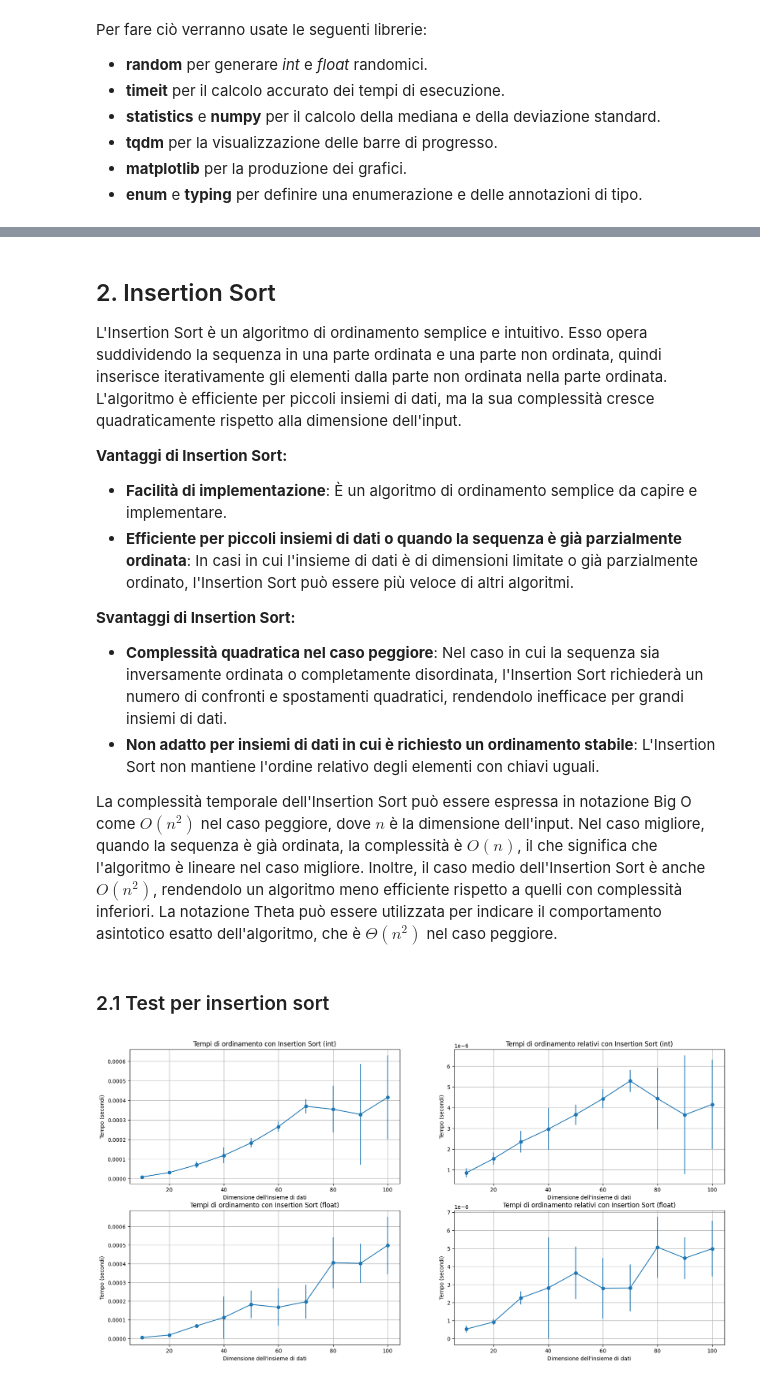
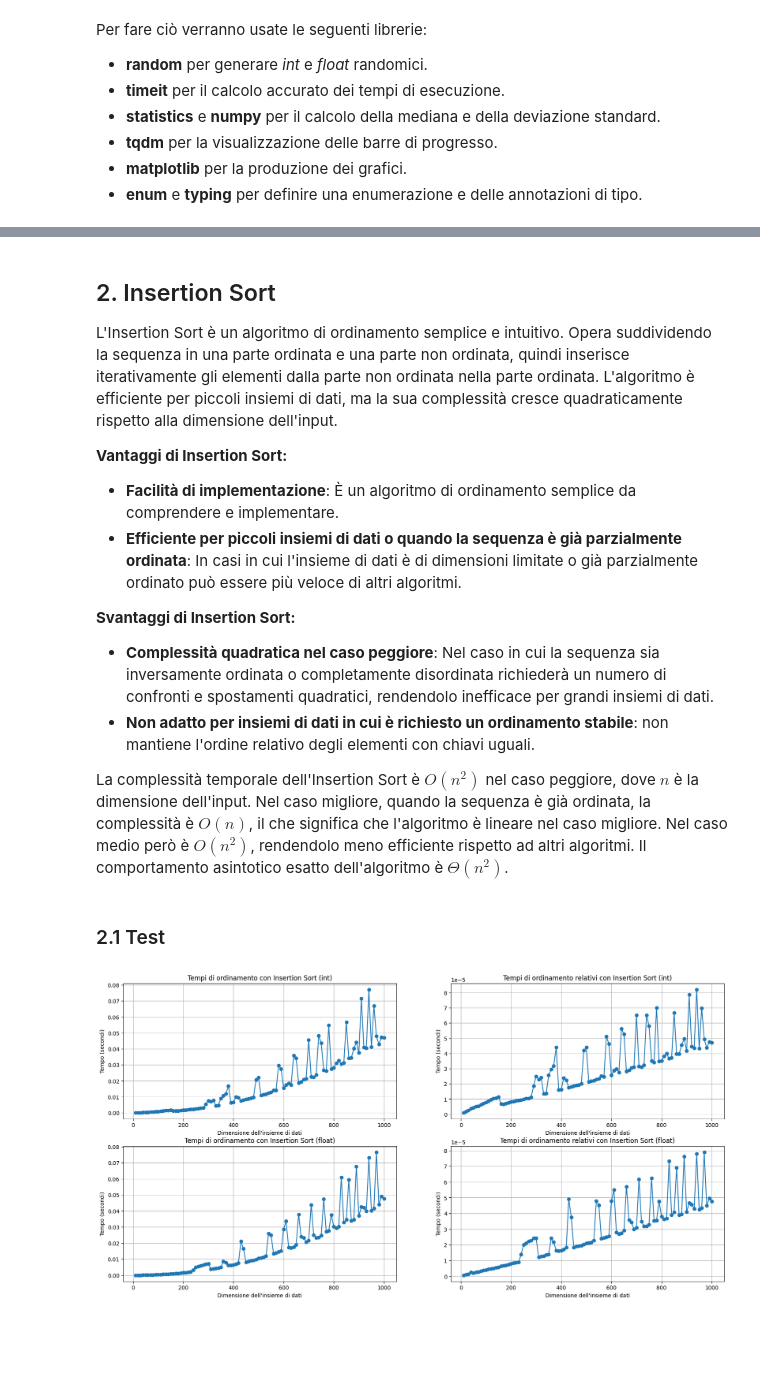
Before and after one commit to albbus-stack/lab-alg, a Jupyter notebook: esercizio.ipynb, the cells around one changed output, grey strips where cells are left out. Saved outputs shown, nothing was run; the diff lists cells and outputs as text; code cells hidden in the pictures; blank space fills up the shorter version.

```diff
--- a/esercizio.ipynb
+++ b/esercizio.ipynb
@@ -41,6 +45,6 @@ In questa sezione sono definite le funzioni per:
 # %%
-def test_algorithm(algorithm: Callable[[list[Any]], None], sizes: list[int], iterations: int) -> tuple[DataPoints, DataPoints]:
-    sort_times: tuple[DataPoints, DataPoints] = ([], [])
+def test_algorithm(algorithm: Callable[[DataPoints], None], sizes: list[int], iterations: int) -> Tuple[TestPoints, TestPoints]:
+    sort_times: Tuple[TestPoints, TestPoints] = ([], [])
 
     # Per i due tipi di dato
     for data_mode in [Mode.INT, Mode.FLOAT]:
@@ -63,31 +67,22 @@ def test_algorithm(algorithm: Callable[[list[Any]], None], sizes: list[int], ite
 
                 size_times.append(end_time - start_time)
 
-            times.append((statistics.median(size_times), np.std(size_times).astype(float)))
+            # Raccogli la mediana tra le varie iterazioni ad una certa dimensione
+            median = statistics.median(size_times)
+            times.append(median)
             iter_bar.close()
             clear_output(wait=True)
     return sort_times;
 
-def plot(sort_times: DataPoints, sizes: list[int], title: str, subplot: int, relative_times: bool = False) -> None:
-    # Estrai i valori medi e le deviazioni standard per i grafici
-    medians = [median for median, _ in sort_times]
-    std_devs = [dev for _, dev in sort_times]
-
-    # Normalizziamo le medie nel caso in cui volessimo i valori relativi
+def plot(medians: TestPoints, sizes: list[int], title: str, subplot: int, relative_times: bool = False) -> None:
+    # Normalizziamo le mediane nel caso in cui volessimo i valori relativi
     if relative_times:
         for i, median in enumerate(medians):
             medians[i] = median / sizes[i]
 
-    # Normalizziamo le deviazioni standard nel caso in cui volessimo i valori relativi
-    for i, dev in enumerate(std_devs):
-        if relative_times:
-            std_devs[i] = dev / sizes[i]
-        if medians[i] - std_devs[i] < 0:
-            std_devs[i] = medians[i]
-
     # Creazione del grafico
     plt.subplot(2, 2, subplot)
-    plt.errorbar(sizes, medians, yerr=std_devs, fmt='o-')
+    plt.plot(sizes, medians, marker = "o", linestyle="-")
     plt.xlabel('Dimensione dell\'insieme di dati')
     plt.ylabel('Tempo (secondi)')
     plt.title(title)
@@ -95,19 +98,23 @@ def plot(sort_times: DataPoints, sizes: list[int], title: str, subplot: int, rel
+# %%
+SIZES = [*np.arange(10, 1010, 10)]
+
+ITERATIONS = 100
 # %% [markdown]
 ## 2. Insertion Sort
 
-L'Insertion Sort è un algoritmo di ordinamento semplice e intuitivo. Esso opera suddividendo la sequenza in una parte ordinata e una parte non ordinata, quindi inserisce iterativamente gli elementi dalla parte non ordinata nella parte ordinata. L'algoritmo è efficiente per piccoli insiemi di dati, ma la sua complessità cresce quadraticamente rispetto alla dimensione dell'input.
+L'Insertion Sort è un algoritmo di ordinamento semplice e intuitivo. Opera suddividendo la sequenza in una parte ordinata e una parte non ordinata, quindi inserisce iterativamente gli elementi dalla parte non ordinata nella parte ordinata. L'algoritmo è efficiente per piccoli insiemi di dati, ma la sua complessità cresce quadraticamente rispetto alla dimensione dell'input.
 
 **Vantaggi di Insertion Sort:**
 
-- **Facilità di implementazione**: È un algoritmo di ordinamento semplice da capire e implementare.
-- **Efficiente per piccoli insiemi di dati o quando la sequenza è già parzialmente ordinata**: In casi in cui l'insieme di dati è di dimensioni limitate o già parzialmente ordinato, l'Insertion Sort può essere più veloce di altri algoritmi.
+- **Facilità di implementazione**: È un algoritmo di ordinamento semplice da comprendere e implementare.
+- **Efficiente per piccoli insiemi di dati o quando la sequenza è già parzialmente ordinata**: In casi in cui l'insieme di dati è di dimensioni limitate o già parzialmente ordinato può essere più veloce di altri algoritmi.
 
 **Svantaggi di Insertion Sort:**
 
-- **Complessità quadratica nel caso peggiore**: Nel caso in cui la sequenza sia inversamente ordinata o completamente disordinata, l'Insertion Sort richiederà un numero di confronti e spostamenti quadratici, rendendolo inefficace per grandi insiemi di dati.
-- **Non adatto per insiemi di dati in cui è richiesto un ordinamento stabile**: L'Insertion Sort non mantiene l'ordine relativo degli elementi con chiavi uguali.
+- **Complessità quadratica nel caso peggiore**: Nel caso in cui la sequenza sia inversamente ordinata o completamente disordinata richiederà un numero di confronti e spostamenti quadratici, rendendolo inefficace per grandi insiemi di dati.
+- **Non adatto per insiemi di dati in cui è richiesto un ordinamento stabile**: non mantiene l'ordine relativo degli elementi con chiavi uguali.
 
-La complessità temporale dell'Insertion Sort può essere espressa in notazione Big O come $O(n^2)$ nel caso peggiore, dove $n$ è la dimensione dell'input. Nel caso migliore, quando la sequenza è già ordinata, la complessità è $O(n)$, il che significa che l'algoritmo è lineare nel caso migliore. Inoltre, il caso medio dell'Insertion Sort è anche $O(n^2)$, rendendolo un algoritmo meno efficiente rispetto a quelli con complessità inferiori. La notazione Theta può essere utilizzata per indicare il comportamento asintotico esatto dell'algoritmo, che è $\Theta(n^2)$ nel caso peggiore.
+La complessità temporale dell'Insertion Sort è $O(n^2)$ nel caso peggiore, dove $n$ è la dimensione dell'input. Nel caso migliore, quando la sequenza è già ordinata, la complessità è $O(n)$, il che significa che l'algoritmo è lineare nel caso migliore. Nel caso medio però è $O(n^2)$, rendendolo meno efficiente rispetto ad altri algoritmi. Il comportamento asintotico esatto dell'algoritmo è $\Theta(n^2)$.
 # %%
 # Implementazione di Insertion Sort
 def insertion_sort(arr: list[Any]) -> None:
@@ -119,17 +126,18 @@ def insertion_sort(arr: list[Any]) -> None:
             j -= 1
         arr[j + 1] = key
 # %% [markdown]
-### 2.1 Test per insertion sort
+### 2.1 Test
 # %%
-sizes = [*np.arange(10, 110, 10)]
-#sizes = [1000, 5000, 10000, 15000, 25000]
-iterations = 20
+# Valori delle dimensioni ed iterazioni per il singolo test di Insertion Sort
+sizes = SIZES
+#sizes = [*np.arange(10, 110, 10)]
+iterations = ITERATIONS
 
-insertion_sort_times = test_algorithm(insertion_sort, sizes, iterations)
+insertion_sort_times = test_algorithm(insertion_sort, sizes, ITERATIONS)
 
 plot(insertion_sort_times[0], sizes, title="Tempi di ordinamento con Insertion Sort (int)", subplot=1)
 plot(insertion_sort_times[0], sizes, title="Tempi di ordinamento relativi con Insertion Sort (int)", subplot=2, relative_times=True)
 plot(insertion_sort_times[1], sizes, title="Tempi di ordinamento con Insertion Sort (float)", subplot=3)
 plot(insertion_sort_times[1], sizes, title="Tempi di ordinamento relativi con Insertion Sort (float)", subplot=4, relative_times=True)
 # %% [output]
-[figure, old version]
+[figure, new version]
```
Also changed, not shown: parts of 10 cells of this notebook.
